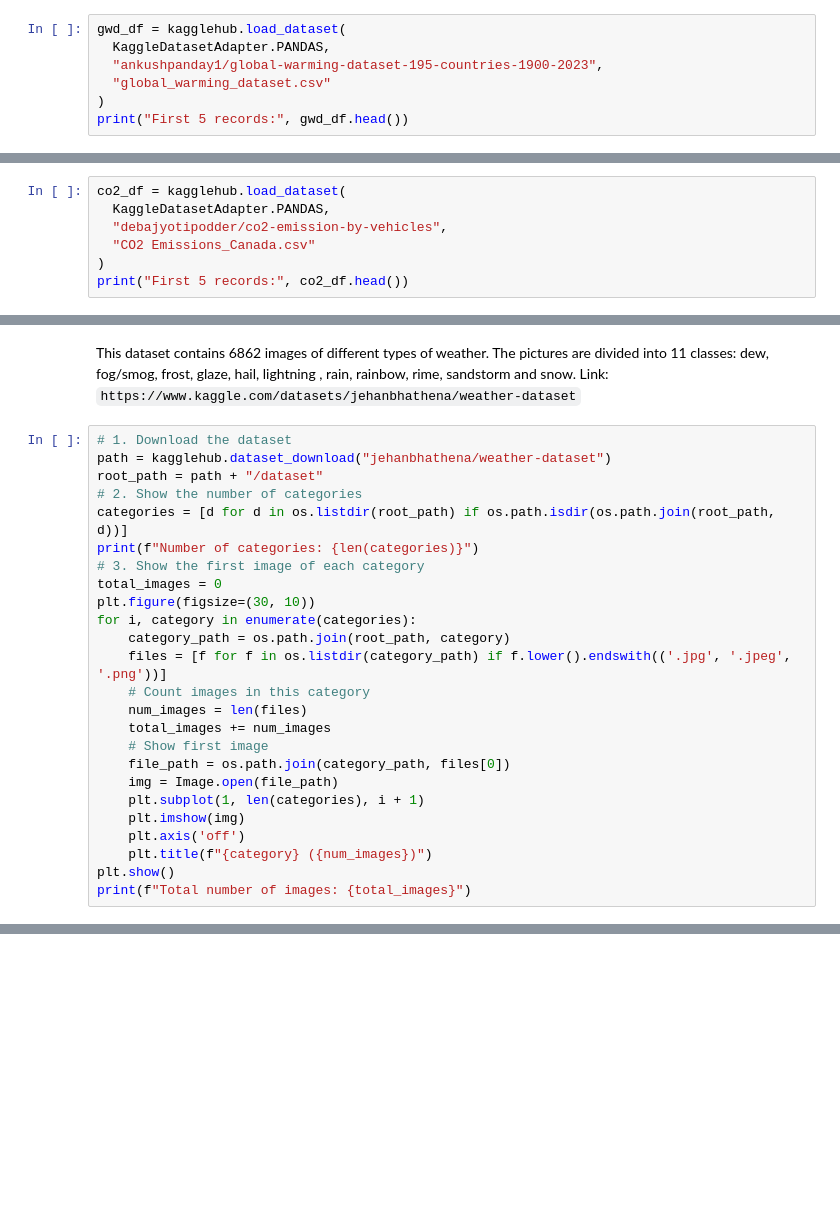
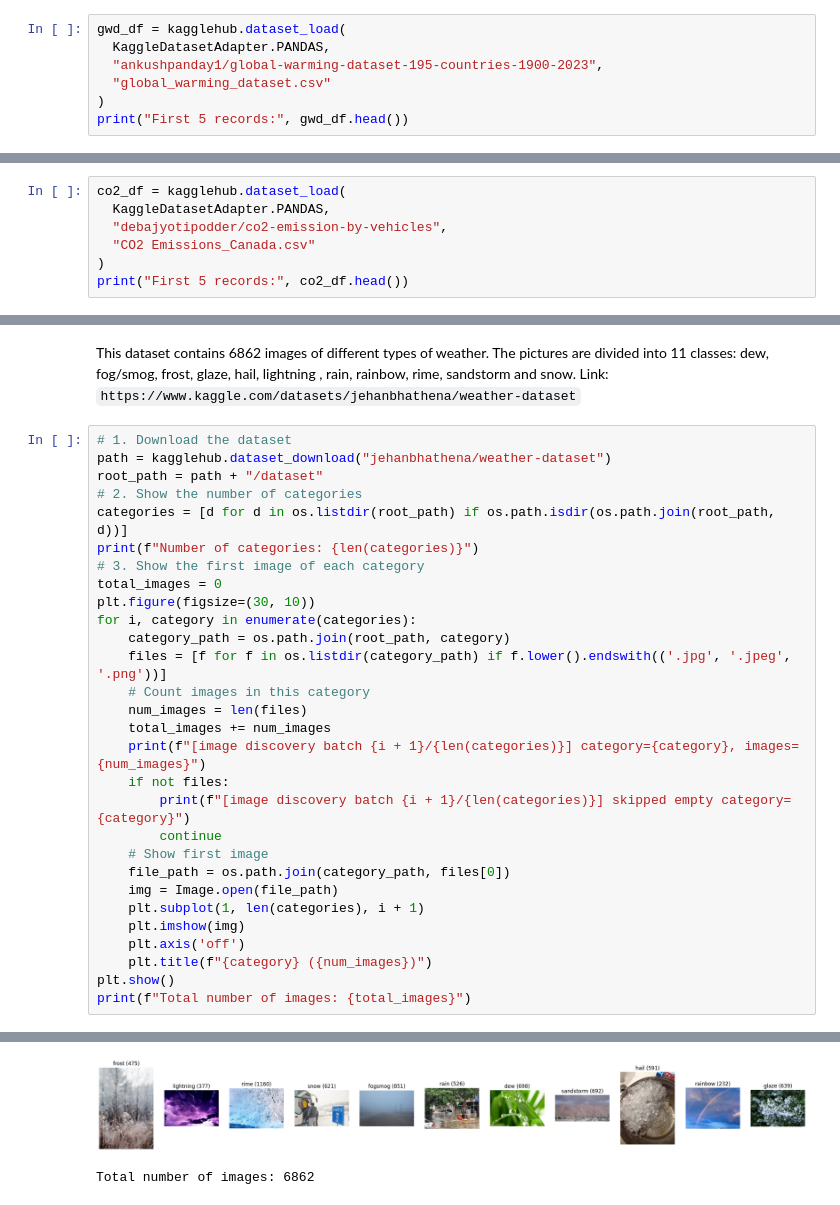
Before and after one commit to noirsa/BDM, a Jupyter notebook: notebooks/Landing Zone/2. temporal_landing.ipynb, the cells around one changed output, grey strips where cells are left out. Drawn from its saved outputs; the diff is of its cells as text; blank space fills up the shorter version.

```diff
--- a/notebooks/Landing Zone/2. temporal_landing.ipynb
+++ b/notebooks/Landing Zone/2. temporal_landing.ipynb
@@ -90,7 +95,7 @@ Here we will mainly store batch data, streaming data are stored elsewhere. In th
 # %% [markdown]
 This dataset provides a detailed exploration of global warming and climate change trends across 195 countries from 1900 to 2023. It includes 100,000 rows and 26 columns, capturing environmental, economic, and societal factors impacting global warming. Key indicators such as temperature anomalies, CO2 emissions, deforestation rates, sea-level rise, and renewable energy usage are also included. Link: `https://www.kaggle.com/datasets/ankushpanday1/global-warming-dataset-195-countries-1900-2023`
 # %%
-gwd_df = kagglehub.load_dataset(
+gwd_df = kagglehub.dataset_load(
   KaggleDatasetAdapter.PANDAS,
   "ankushpanday1/global-warming-dataset-195-countries-1900-2023",
   "global_warming_dataset.csv"
@@ -132,7 +139,7 @@ CSV successfully uploaded to MinIO!
 # %% [markdown]
 This dataset captures the details of how CO2 emissions by a vehicle can vary with the different features. The dataset has been taken from Canada Government official open data website. This is a compiled version. This contains data over a period of 7 years. There are total 7385 rows and 12 columns. There are few abbreviations that has been used to describe the features. Link: `https://www.kaggle.com/datasets/debajyotipodder/co2-emission-by-vehicles`
 # %%
-co2_df = kagglehub.load_dataset(
+co2_df = kagglehub.dataset_load(
   KaggleDatasetAdapter.PANDAS,
   "debajyotipodder/co2-emission-by-vehicles",
   "CO2 Emissions_Canada.csv"
@@ -250,6 +287,10 @@ for i, category in enumerate(categories):
     # Count images in this category
     num_images = len(files)
     total_images += num_images
+    print(f"[image discovery batch {i + 1}/{len(categories)}] category={category}, images={num_images}")
+    if not files:
+        print(f"[image discovery batch {i + 1}/{len(categories)}] skipped empty category={category}")
+        continue
     # Show first image
     file_path = os.path.join(category_path, files[0])
     img = Image.open(file_path)
@@ -259,3 +300,4 @@ for i, category in enumerate(categories):
     plt.title(f"{category} ({num_images})")
 plt.show()
 print(f"Total number of images: {total_images}")
+# %% [output]
@@ -262,3 +316,5 @@ print(f"Total number of images: {total_images}")
+[figure, added]
+Total number of images: 6862
 # %%
 # Now we upload the images to MinIO with minimal change in filenames.
 for i, category in enumerate(categories):
```
Also changed, not shown: parts of 14 cells of this notebook, 55 other files.
